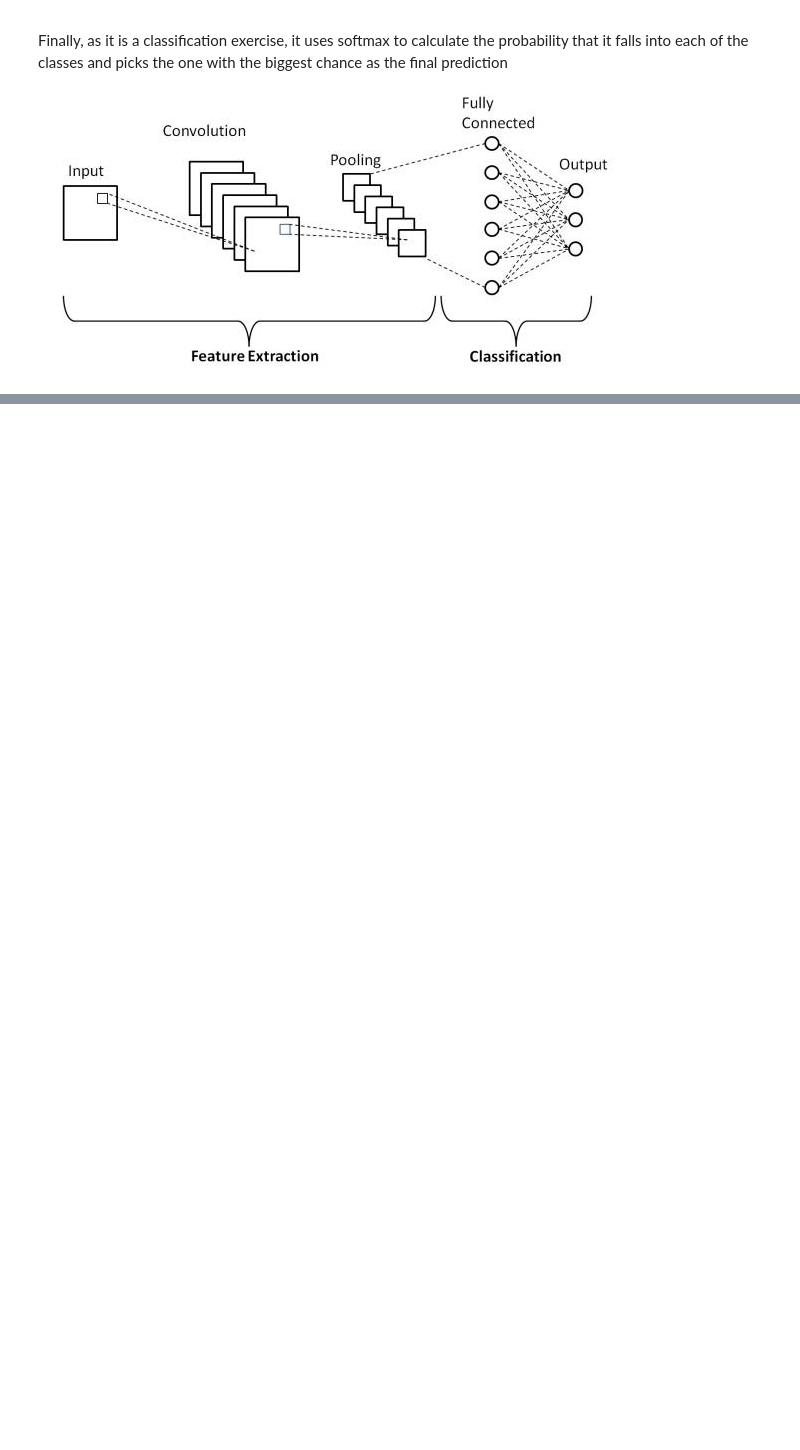
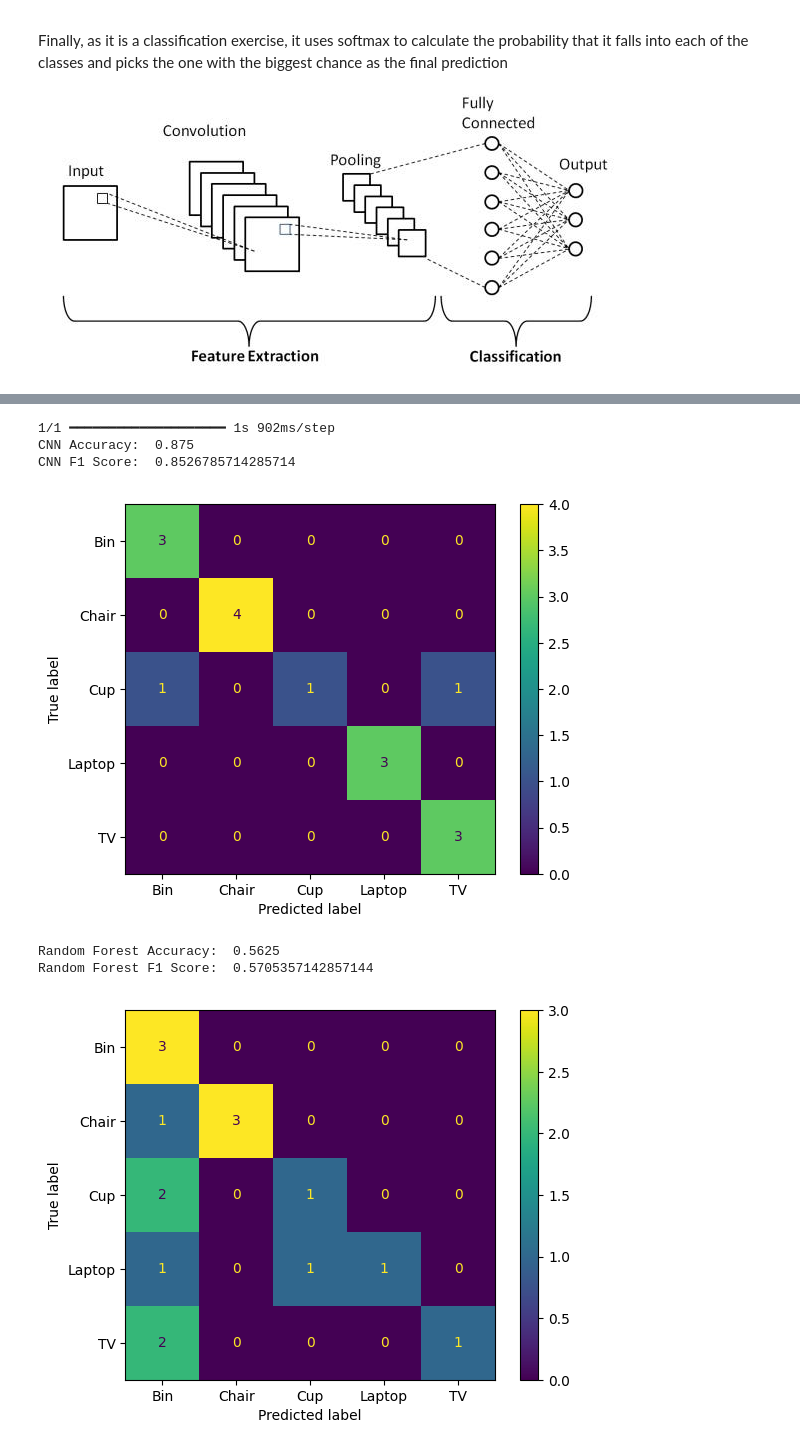
Before and after one commit to RDW287/CM3710-Coding-Assessment, a Jupyter notebook: AI_Image_Classifier.ipynb, the cells around one changed output, grey strips where cells are left out. Cells and saved outputs as stored; diff of their text form; code cells hidden in the pictures; blank space fills up the shorter version.

```diff
--- a/AI_Image_Classifier.ipynb
+++ b/AI_Image_Classifier.ipynb
@@ -98,9 +104,8 @@ for file in files:
 images = np.array(images) #We will use a numpy array for compatability with future methods
 
 # We need to convert the labels from the file names into one-hot vectors, it will create an n length array with 0 in every column apart from the one where it matches the label
-y_categorical = keras.utils.to_categorical(
-    np.unique(image_filenames, return_inverse=True)[1]
-)
+unique_labels, indices = np.unique(image_filenames, return_inverse=True)
+y_categorical = keras.utils.to_categorical(indices)
 print("Categorical Vector Example:", y_categorical[0])
 
 # A train test split will be used to leave 40% of the training set as unseen data for testing. This prevents overfitting of the model and allows us to test its suitability on unseen images
@@ -141,11 +146,11 @@ CNN = keras.models.Sequential([
     keras.layers.MaxPooling2D(pool_size=(2,2)), #The pooling layer will summarise the image in 2x2 sections
 
     # 2nd Convolution block
-    keras.layers.Conv2D(32, kernel_size=(3,3), activation='relu'),
+    keras.layers.Conv2D(32, kernel_size=(3,3), activation='relu'), #We are going to increase the number of filters to better detect features as the resolution decreases
     keras.layers.MaxPooling2D(pool_size=(2,2)),
 
     # 3rd Convolution block
-    keras.layers.Conv2D(64, kernel_size=(3,3), activation='relu'),
+    keras.layers.Conv2D(32, kernel_size=(3,3), activation='relu'),
     keras.layers.MaxPooling2D(pool_size=(2,2)),
 
     # 4th Convolution block
@@ -157,7 +162,7 @@ CNN = keras.models.Sequential([
 ])
 
 # We will fit the training data to the model, "adam" uses stochastic gradient descent to optimize the network
-CNN.compile(loss="categorical_crossentropy", optimizer="adam", metrics=["accuracy", "f1_score"])
+CNN.compile(loss="categorical_crossentropy", optimizer="adam", metrics=["accuracy"])
 CNN.fit(X_train, y_train, epochs=10) #10 Epochs means it will run over the full training set 10 times
 # %% [output]
 Epoch 1/10
@@ -266,0 +247,32 @@ RFC F1 Score:  0.5833333333333334
+# %%
+# We can now test the model on some unseen test data to get an idea of the models performence
+
+y_classes = np.argmax(y_test, axis=1)
+CNN_pred = np.argmax(CNN.predict(X_test), axis=1)
+RFC_pred = np.argmax(RFC.predict(X_test_reshaped), axis=1)
+
+# CNN Results
+print("CNN Accuracy: ", accuracy_score(y_classes, CNN_pred))
+print("CNN F1 Score: ", f1_score(y_classes, CNN_pred, average="weighted")) #"weighted" calculates the metrics for each label and averages them using the number of class instances as a weight
+ConfusionMatrixDisplay(
+    confusion_matrix(y_classes, CNN_pred),
+    display_labels=unique_labels
+).plot()
+plt.show()
+
+# Random Forest Results
+print("\nRandom Forest Accuracy: ", accuracy_score(y_classes, RFC_pred))
+print("Random Forest F1 Score: ", f1_score(y_classes, RFC_pred, average="weighted"))
+ConfusionMatrixDisplay(
+    confusion_matrix(y_classes, RFC_pred),
+    display_labels=unique_labels
+).plot()
+plt.show()
+# %% [output]
+1/1 ━━━━━━━━━━━━━━━━━━━━ 1s 902ms/step
+CNN Accuracy:  0.875
+CNN F1 Score:  0.8526785714285714
+[figure, added]
+Random Forest Accuracy:  0.5625
+Random Forest F1 Score:  0.5705357142857144
+[figure, added]
```
Also changed, not shown: parts of 12 cells of this notebook.
